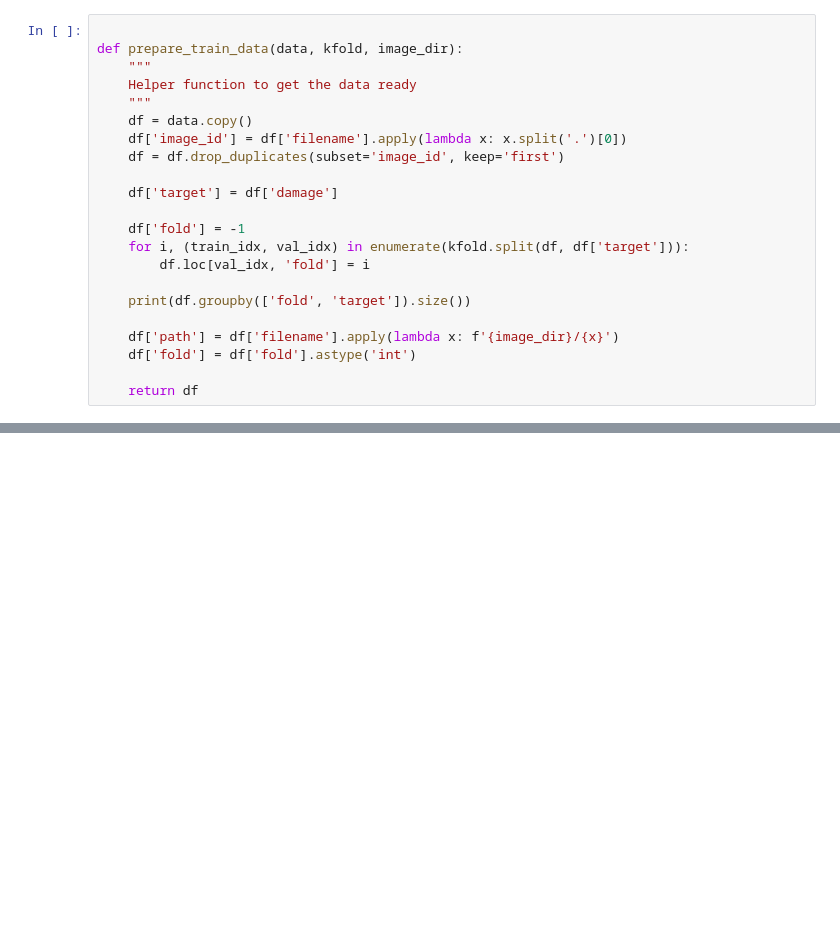
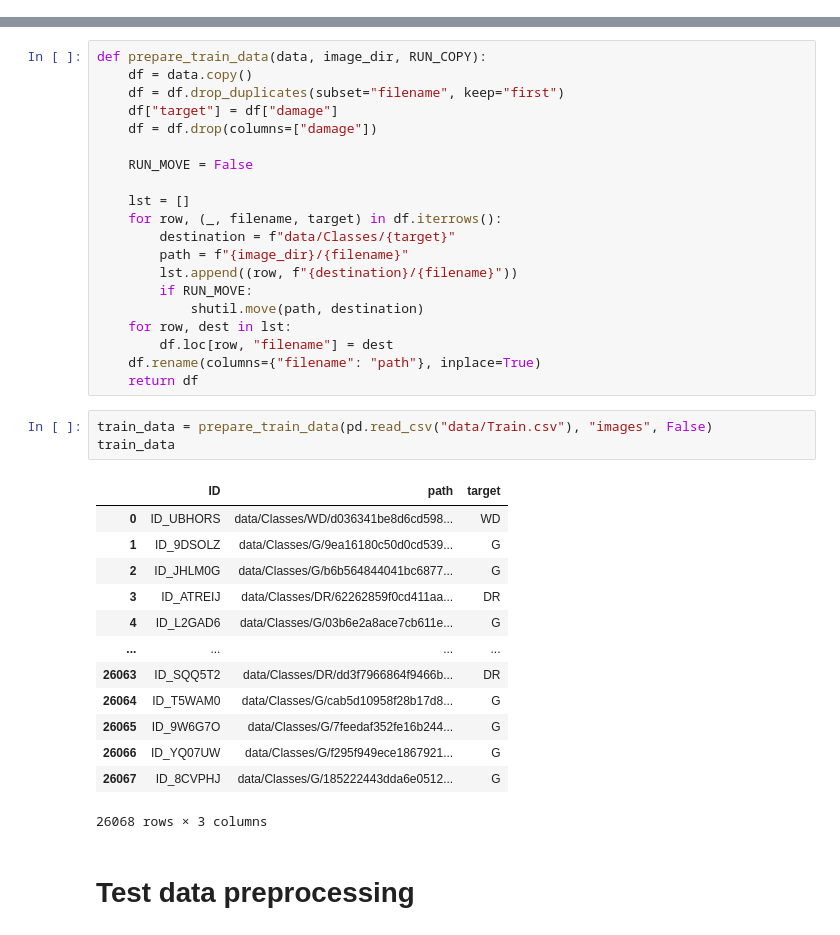
Before and after one commit to rondojim/CropClassification, a Jupyter notebook: CropDamageClassification.ipynb, the cells around one changed output, grey strips where cells are left out. Saved outputs shown, nothing was run; the diff lists cells and outputs as text; blank space fills up the shorter version.

```diff
--- a/CropDamageClassification.ipynb
+++ b/CropDamageClassification.ipynb
@@ -33,22 +0,0 @@ set_seed(SEED, reproducible=True)
-# %%
-
-def prepare_train_data(data, kfold, image_dir):
-    """
-    Helper function to get the data ready
-    """
-    df = data.copy()
-    df['image_id'] = df['filename'].apply(lambda x: x.split('.')[0])
-    df = df.drop_duplicates(subset='image_id', keep='first')
-
-    df['target'] = df['damage']
-
-    df['fold'] = -1
-    for i, (train_idx, val_idx) in enumerate(kfold.split(df, df['target'])):
-        df.loc[val_idx, 'fold'] = i
-
-    print(df.groupby(['fold', 'target']).size())
-
-    df['path'] = df['filename'].apply(lambda x: f'{image_dir}/{x}')
-    df['fold'] = df['fold'].astype('int')
-
-    return df
@@ -150,0 +23,39 @@ sample_submission_df
+# %%
+def prepare_train_data(data, image_dir, RUN_COPY):
+    df = data.copy()
+    df = df.drop_duplicates(subset="filename", keep="first")
+    df["target"] = df["damage"]
+    df = df.drop(columns=["damage"])
+
+    RUN_MOVE = False
+
+    lst = []
+    for row, (_, filename, target) in df.iterrows():
+        destination = f"data/Classes/{target}"
+        path = f"{image_dir}/{filename}"
+        lst.append((row, f"{destination}/{filename}"))
+        if RUN_MOVE:
+            shutil.move(path, destination)
+    for row, dest in lst:
+        df.loc[row, "filename"] = dest
+    df.rename(columns={"filename": "path"}, inplace=True)
+    return df
+# %%
+train_data = prepare_train_data(pd.read_csv("data/Train.csv"), "images", False)
+train_data
+# %% [output]
+|  | ID | path | target |
+| 0 | ID_UBHORS | data/Classes/WD/d036341be8d6cd598... | WD |
+| 1 | ID_9DSOLZ | data/Classes/G/9ea16180c50d0cd539... | G |
+| 2 | ID_JHLM0G | data/Classes/G/b6b564844041bc6877... | G |
+| 3 | ID_ATREIJ | data/Classes/DR/62262859f0cd411aa... | DR |
+| 4 | ID_L2GAD6 | data/Classes/G/03b6e2a8ace7cb611e... | G |
+| ... | ... | ... | ... |
+| 26063 | ID_SQQ5T2 | data/Classes/DR/dd3f7966864f9466b... | DR |
+| 26064 | ID_T5WAM0 | data/Classes/G/cab5d10958f28b17d8... | G |
+| 26065 | ID_9W6G7O | data/Classes/G/7feedaf352fe16b244... | G |
+| 26066 | ID_YQ07UW | data/Classes/G/f295f949ece1867921... | G |
+| 26067 | ID_8CVPHJ | data/Classes/G/185222443dda6e0512... | G |
+26068 rows × 3 columns
+# %% [markdown]
+# Test data preprocessing
```
Also changed, not shown: parts of 26 cells of this notebook, 4 other files.
